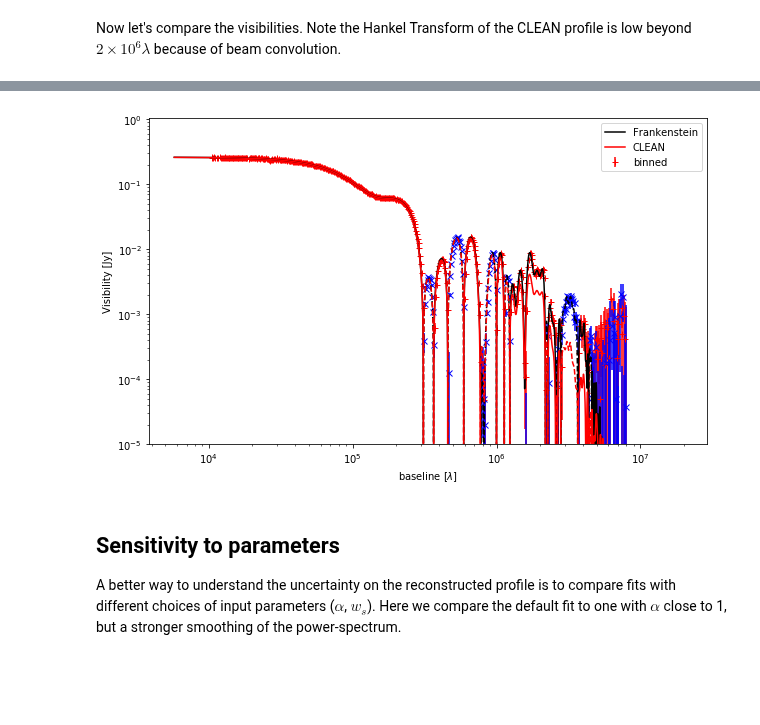
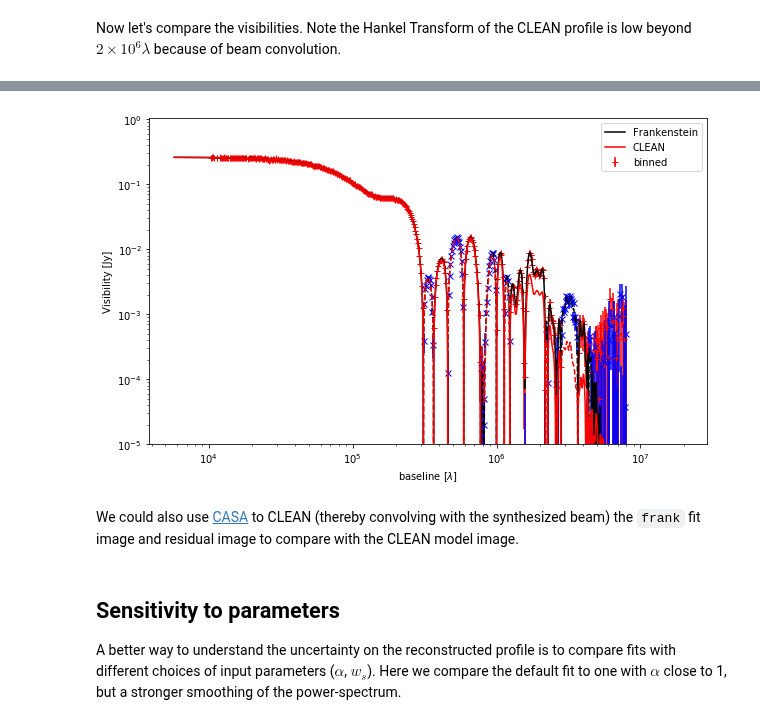
Before and after one commit to discsim/frank, a Jupyter notebook: docs/tutorials/fit_from_python.ipynb, the cells around one changed output, grey strips where cells are left out. Saved outputs shown, nothing was run; the diff lists cells and outputs as text; code cells hidden in the pictures; blank space fills up the shorter version.

```diff
--- a/examples/Frankenstein.ipynb
+++ b/docs/tutorials/fit_from_python.ipynb
@@ -185,7 +211,7 @@ Rmax = 1.6/rad_to_arcsec
 
 FF = FrankFitter(Rmax, 300, geometry=geometry, alpha=1.05, weights_smooth=1e-2)
 
-sol = FF.fit(u, v, vis, weights)
+best_fit = FF.fit(u, v, vis, weights)
 # %% [markdown]
 Let's plot the fit in real space and compare to CLEAN.
 # %%
@@ -233,17 +259,17 @@ l = plt.errorbar(uv_bin, vis_bin, yerr=w_bin**-0.5,marker='+', ls='none', c='r',
 plt.errorbar(uv_bin, -vis_bin, yerr=w_bin**-0.5,marker='x', ls='none', c='b', zorder=-1)
 
 uv = np.hypot(u, v)
-ki = np.logspace(np.log10(min(uv.min(), sol.q[ 0])) - 0.3,
-                 np.log10(max(uv.max(), sol.q[-1])) + 0.0,
+ki = np.logspace(np.log10(min(uv.min(), best_fit.q[ 0])) - 0.3,
+                 np.log10(max(uv.max(), best_fit.q[-1])) + 0.0,
                  10**4)
 
-plot_log_abs(ki, sol.predict_deprojected(ki), c='k', label='Frankenstein')
+plot_log_abs(ki, best_fit.predict_deprojected(ki), c='k', label='Frankenstein')
 
 # Plot also the predicted visibilities of the CLEAN image
 from frankenstein.hankel import DiscreteHankelTransform
 dht = DiscreteHankelTransform(Rmax,300)
 plot_log_abs(ki,
-             sol.predict_deprojected(ki,
+             best_fit.predict_deprojected(ki,
                                      I=np.interp(dht.r,
                                                  AS209_profile.r,
                                                  AS209_profile.Inu)),
@@ -258,4 +284,6 @@ plt.ylim(ymin=1e-5)
-[figure, old version]
+[figure, new version]
+# %% [markdown]
+We could also use [CASA](https://casa.nrao.edu) to CLEAN (thereby convolving with the synthesized beam) the `frank` fit image and residual image to compare with the CLEAN model image.
 # %% [markdown]
 ## Sensitivity to parameters
 
```
Also changed, not shown: parts of 29 cells of this notebook, 19 other files.
